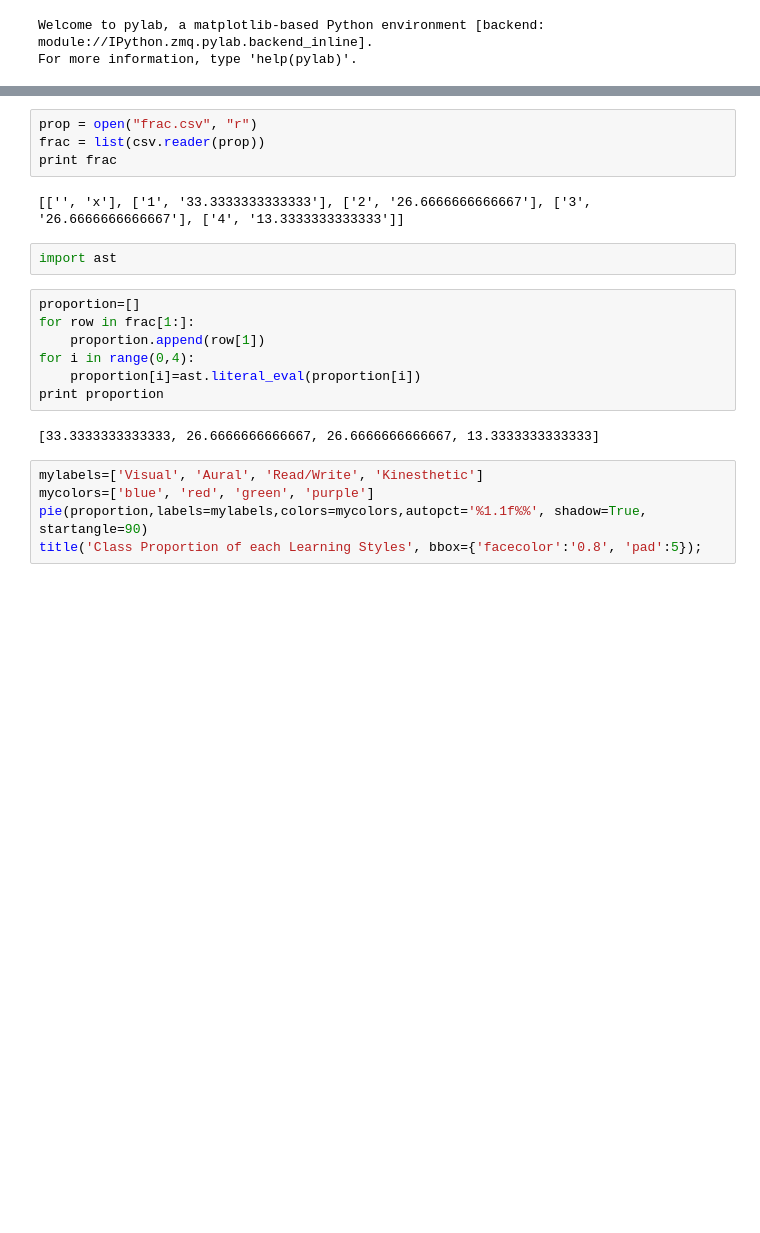
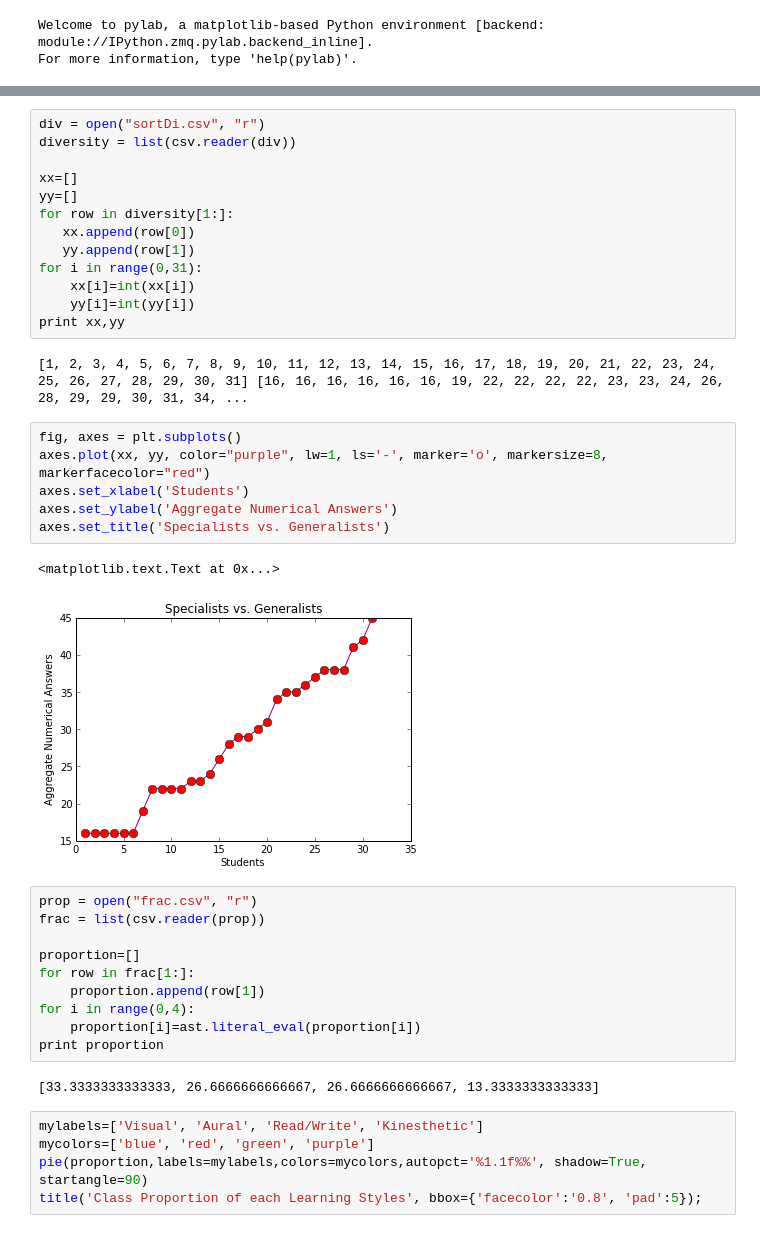
Before and after one commit to SunnySunnia/questionnaire_Group-1, a Jupyter notebook: Visual1.ipynb, the cells around one changed output, grey strips where cells are left out. Cells and saved outputs as stored; diff of their text form; blank space fills up the shorter version.

```diff
--- a/Visual1.ipynb
+++ b/Visual1.ipynb
@@ -92,20 +108,39 @@ ax.set_ylabel("Counts");
+# %%
+div = open("sortDi.csv", "r")
+diversity = list(csv.reader(div))
+
+xx=[]
+yy=[]
+for row in diversity[1:]:
+   xx.append(row[0])
+   yy.append(row[1])
+for i in range(0,31):
+    xx[i]=int(xx[i])
+    yy[i]=int(yy[i])
+print xx,yy
+# %% [output]
+[1, 2, 3, 4, 5, 6, 7, 8, 9, 10, 11, 12, 13, 14, 15, 16, 17, 18, 19, 20, 21, 22, 23, 24, 25, 26, 27, 28, 29, 30, 31] [16, 16, 16, 16, 16, 16, 19, 22, 22, 22, 22, 23, 23, 24, 26, 28, 29, 29, 30, 31, 34, ...
+# %%
+fig, axes = plt.subplots()
+axes.plot(xx, yy, color="purple", lw=1, ls='-', marker='o', markersize=8, markerfacecolor="red")
+axes.set_xlabel('Students')
+axes.set_ylabel('Aggregate Numerical Answers')
+axes.set_title('Specialists vs. Generalists')
+# %% [output]
+<matplotlib.text.Text at 0x...>
+[figure, added]
 # %%
 prop = open("frac.csv", "r")
 frac = list(csv.reader(prop))
-print frac
+
+proportion=[]
+for row in frac[1:]:
+    proportion.append(row[1])
+for i in range(0,4):
+    proportion[i]=ast.literal_eval(proportion[i])
+print proportion
 # %% [output]
-[['', 'x'], ['1', '33.3333333333333'], ['2', '26.6666666666667'], ['3', '26.6666666666667'], ['4', '13.3333333333333']]
+[33.3333333333333, 26.6666666666667, 26.6666666666667, 13.3333333333333]
-# %%
-import ast
-# %%
-proportion=[]
-for row in frac[1:]:
-    proportion.append(row[1])
-for i in range(0,4):
-    proportion[i]=ast.literal_eval(proportion[i])
-print proportion
-# %% [output]
-[33.3333333333333, 26.6666666666667, 26.6666666666667, 13.3333333333333]
 # %%
 mylabels=['Visual', 'Aural', 'Read/Write', 'Kinesthetic']
 mycolors=['blue', 'red', 'green', 'purple']
```
Also changed, not shown: parts of 14 cells of this notebook.
